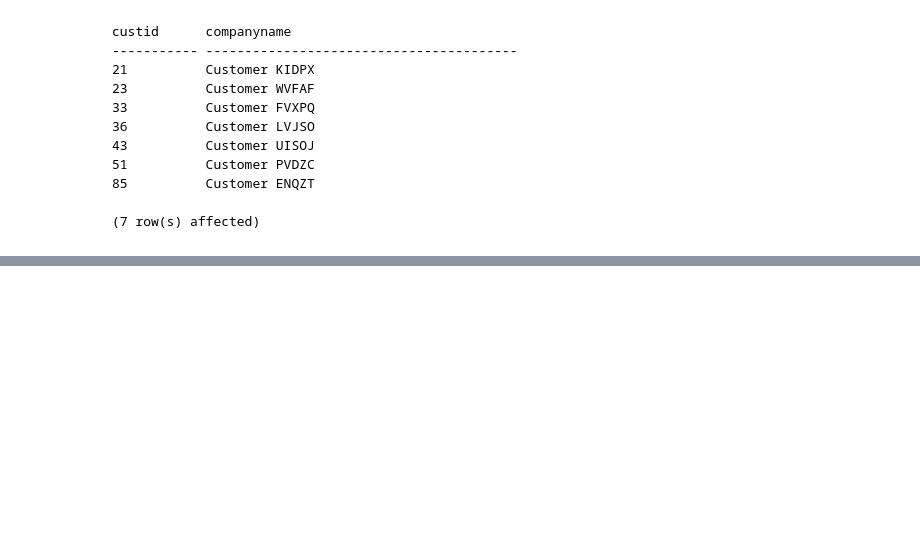
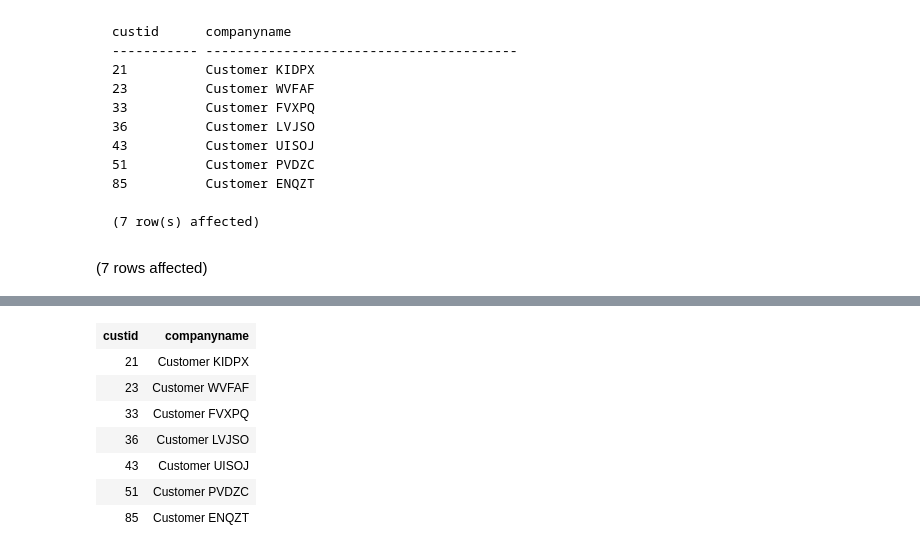
Before and after one commit to ryanmohamed/tsql_hw3, a Jupyter notebook: chapter4_exercises.ipynb, the cells around one changed output, grey strips where cells are left out. Drawn from its saved outputs; the diff is of its cells as text; code cells hidden in the pictures; blank space fills up the shorter version.

```diff
--- a/chapter4_exercises.ipynb
+++ b/chapter4_exercises.ipynb
@@ -209,0 +208,28 @@ use Northwinds2022TSQLV7
+# %%
+use Northwinds2022TSQLV7
+
+--customers who placed orders in 2015
+-- select CustomerId
+-- from Sales.[Order] as O
+-- where YEAR(OrderDate) = 2015
+
+--customers who placed order in 2016
+-- select CustomerId
+-- from Sales.[Order] as O
+-- where YEAR(OrderDate) = 2016
+
+--gets customers
+select CustomerId as custid,
+    CustomerCompanyName as companyname
+from Sales.Customer as C
+where exists (
+    select * from Sales.[Order] as O
+    where YEAR(OrderDate) = 2015 and O.CustomerId = C.CustomerId
+)
+and not exists (
+    select * from Sales.[Order] as O
+    where YEAR(OrderDate) = 2016 and O.CustomerId = C.CustomerId
+)
+order by custid
+# %% [output]
+(7 rows affected)
@@ -209,0 +237,8 @@ use Northwinds2022TSQLV7
+| custid | companyname |
+| 21 | Customer KIDPX |
+| 23 | Customer WVFAF |
+| 33 | Customer FVXPQ |
+| 36 | Customer LVJSO |
+| 43 | Customer UISOJ |
+| 51 | Customer PVDZC |
+| 85 | Customer ENQZT |
```
Also changed, not shown: parts of 3 cells of this notebook.
